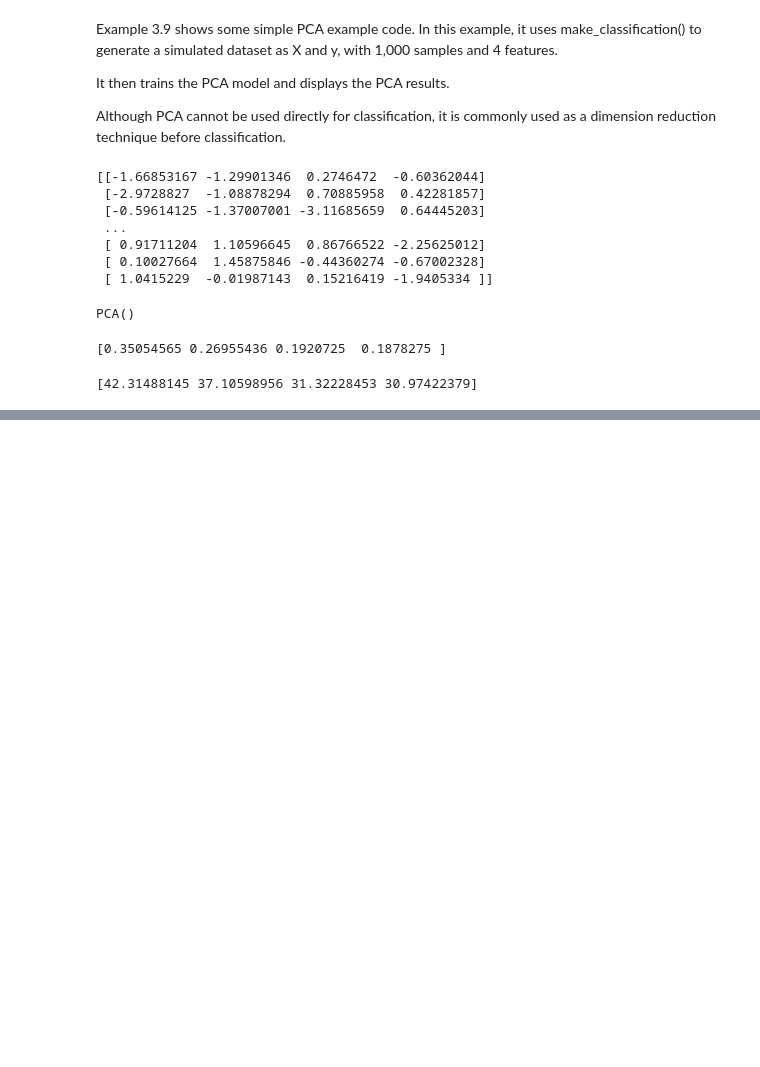
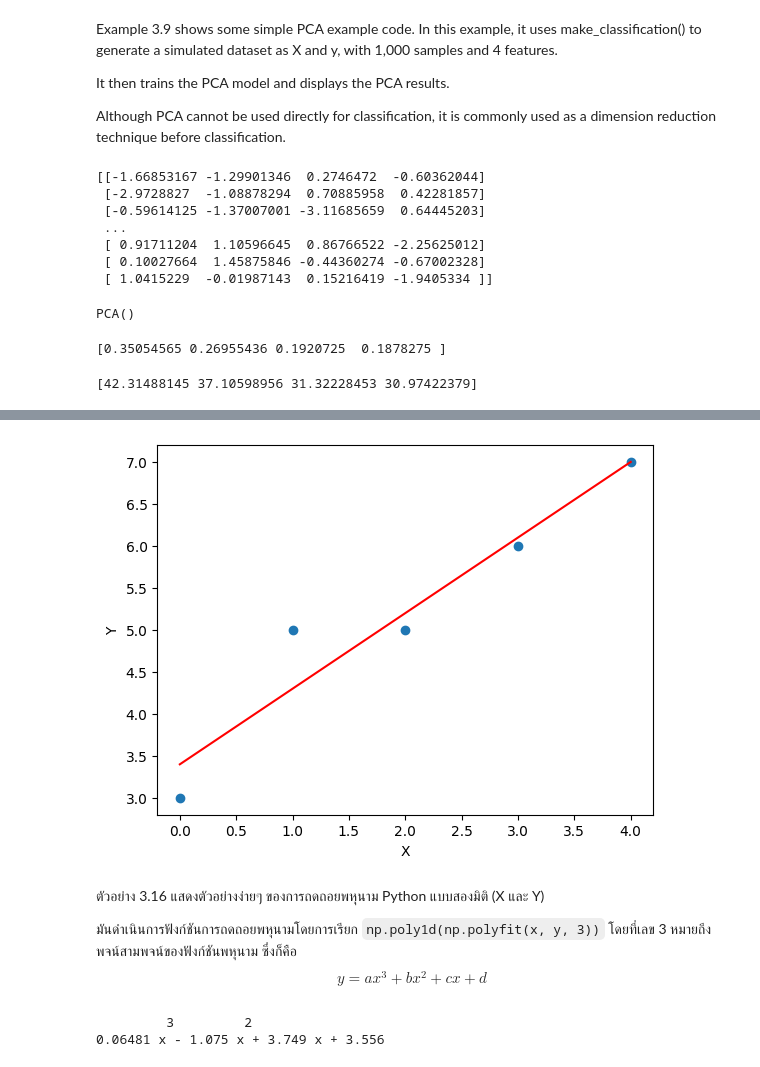
Before and after one commit to thammarat-ai/introAI166, a Jupyter notebook: Part2_ML_DL.ipynb, the cells around one changed output, grey strips where cells are left out. Cells and saved outputs as stored; diff of their text form; code cells hidden in the pictures; blank space fills up the shorter version.

```diff
--- a/Part2_ML_DL.ipynb
+++ b/Part2_ML_DL.ipynb
@@ -623,0 +961,9 @@ print(clf.singular_values_)
+# %%
+#Example 3.15a Linear Regression
+import matplotlib.pyplot as plt
+import numpy as np
+import statsmodels.api as sm
+
+x = [0,1,2,3,4]
+y = [3,5,5,6,7]
+x1=sm.add_constant(x)
@@ -623,0 +996,13 @@ print(clf.singular_values_)
+# %%
+y_pred=results.predict(x1)
+plt.scatter(x,y)
+plt.xlabel("X")
+plt.ylabel("Y")
+plt.plot(x,y_pred, "r")
+plt.show()
+# %% [output]
+[figure, added]
+# %% [markdown]
+ตัวอย่าง 3.16 แสดงตัวอย่างง่ายๆ ของการถดถอยพหุนาม Python แบบสองมิติ (X และ Y)
+
+มันดำเนินการฟังก์ชันการถดถอยพหุนามโดยการเรียก `np.poly1d(np.polyfit(x, y, 3))` โดยที่เลข 3 หมายถึงพจน์สามพจน์ของฟังก์ชันพหุนาม ซึ่งก็คือ $$y = a x^{3} + b x^{2} + c x + d$$
@@ -623,0 +1017,6 @@ print(clf.singular_values_)
+# %%
+mymodel = np.poly1d(np.polyfit(x, y, 3))
+print(mymodel)
+# %% [output]
+         3         2
+0.06481 x - 1.075 x + 3.749 x + 3.556
```
Also changed, not shown: parts of 105 cells of this notebook.
